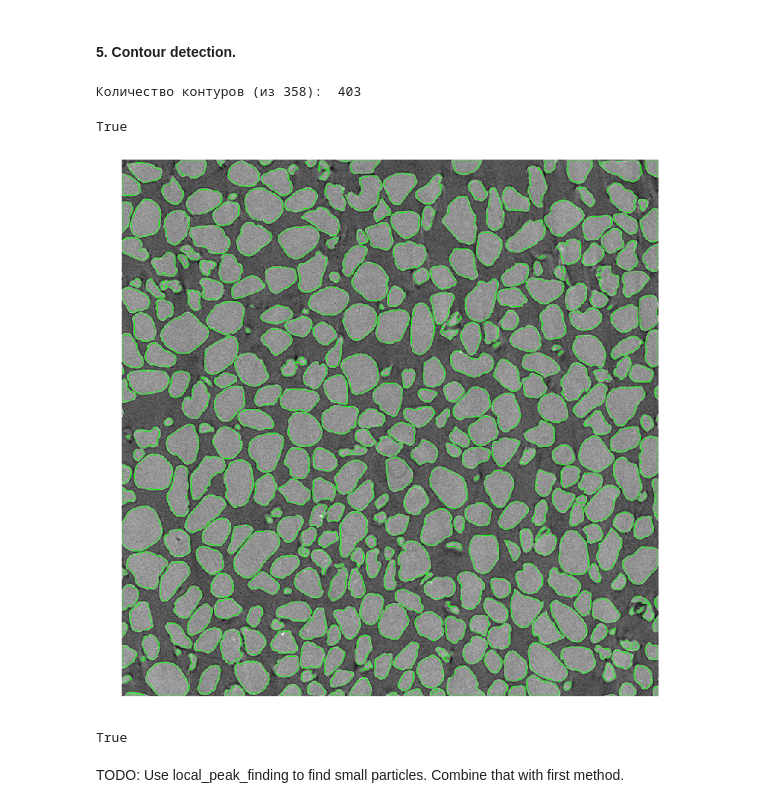
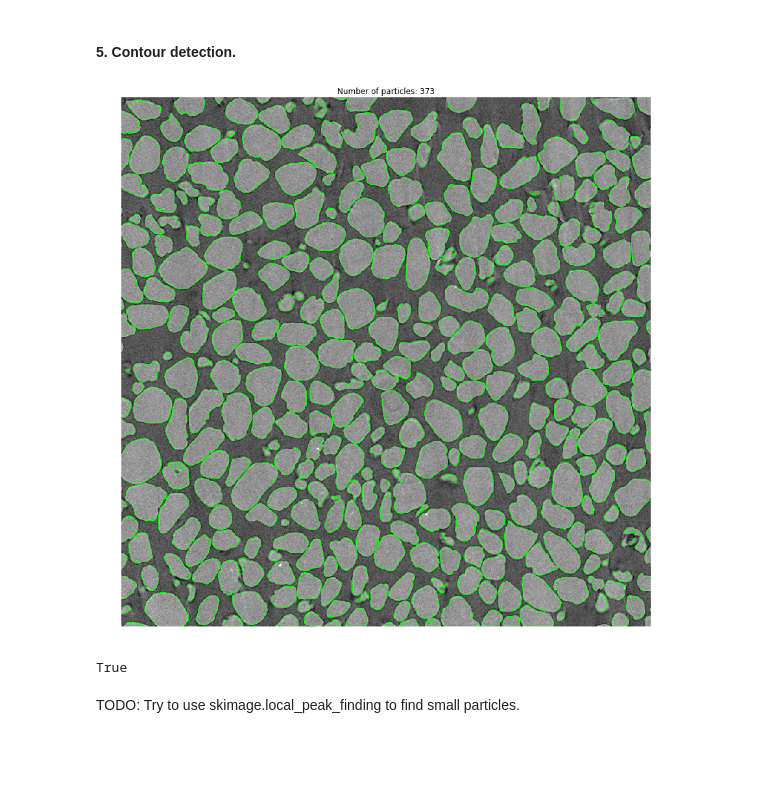
Before and after one commit to alelyya/slb, a Jupyter notebook: v1/v1.ipynb, the cells around one changed output. Cells and saved outputs as stored; diff of their text form; code cells hidden in the pictures; blank space fills up the shorter version.

Commit message:
Contour postprocessing (finding area, then discarding or scaling back up

```diff
--- a/v1/v1.ipynb
+++ b/v1/v1.ipynb
@@ -103,4 +94,0 @@ show(img[:500,:500])
-# %%
-bordered = opening - borders
-show(bordered)
-cv.imwrite('./results/bordered.png', bordered)
@@ -115,13 +99,0 @@ bordered = cv.erode(bordered, kernel, iterations=1) #  Сделать в дру
-# %%
-contours, hierarchy = cv.findContours(bordered, cv.RETR_EXTERNAL, cv.CHAIN_APPROX_SIMPLE)
-
-result = cv.cvtColor(grayscale, cv.COLOR_GRAY2RGB)
-cv.drawContours(result, contours, -1, (0,255,0), thickness=1, lineType=cv.LINE_AA)
-
-print('Количество контуров (из 358): ', len(contours))
-show(result, (15,15))
-cv.imwrite('./results/contours.png', result)
-# %% [output]
-Количество контуров (из 358):  403
-True
-[figure, removed]
@@ -134,3 +100,20 @@ for i, contour in enumerate(contours[320:330]):
+# %%
+contours, hierarchy = cv.findContours(bordered, cv.RETR_EXTERNAL, cv.CHAIN_APPROX_SIMPLE)
+
+contours = [c for c in contours if cv.contourArea(c)>5]  # Filtering erroneous contours (with tiny areas).
+moments = [cv.moments(c) for c in contours]
+centroids = [(int(m['m10']/m['m00']), int(m['m01']/m['m00'])) for m in moments]
+
+# Scaling contours up (to revert errosion effect).
+
+contours = [np.asarray(((c - cent)*1.05)+cent, int) for c, cent in zip(contours, centroids)]
+
+result = cv.cvtColor(grayscale, cv.COLOR_GRAY2RGB)
+cv.drawContours(result, contours, -1, (0,255,0), thickness=1, lineType=cv.LINE_AA)
+
+show(result, 'Number of particles: {}'.format(len(contours)), (15,15))
+# %% [output]
+[figure, added]
 # %%
 cv.imwrite('./results/opening.png', opening)
 cv.imwrite('./results/sure_bg.png', sure_bg)
@@ -143,5 +127,4 @@ cv.imwrite('./results/markers.png', markers)
 True
 # %% [markdown]
 TODO:
-    Use local_peak_finding to find small particles.
-    Combine that with first method.
+    Try to use skimage.local_peak_finding to find small particles.
```
Also changed, not shown: parts of 13 cells of this notebook, 21 other files.
